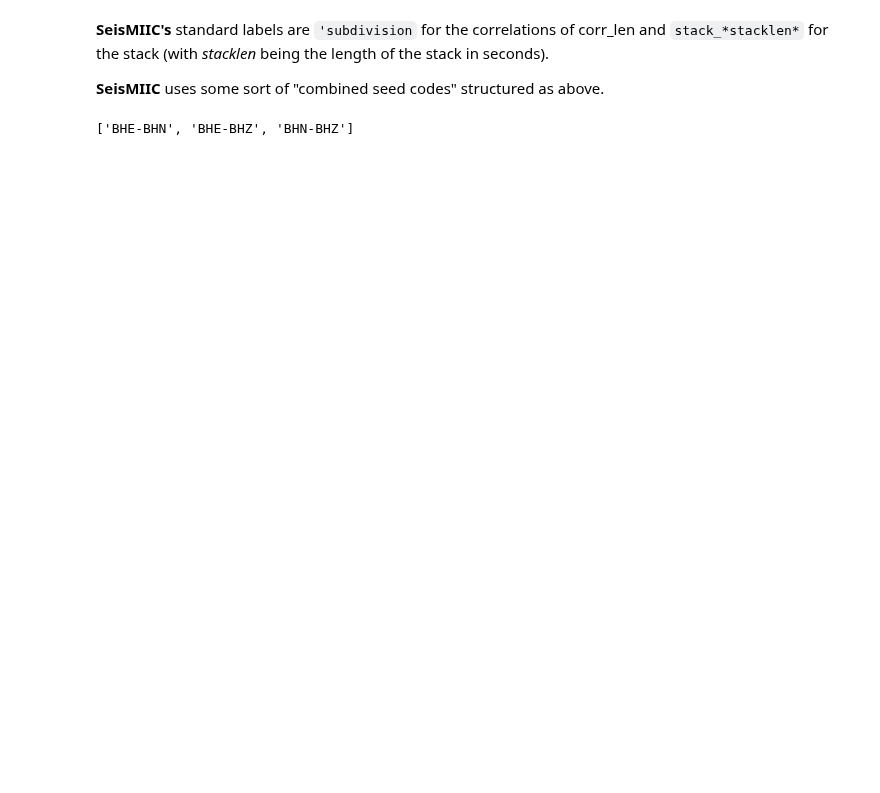
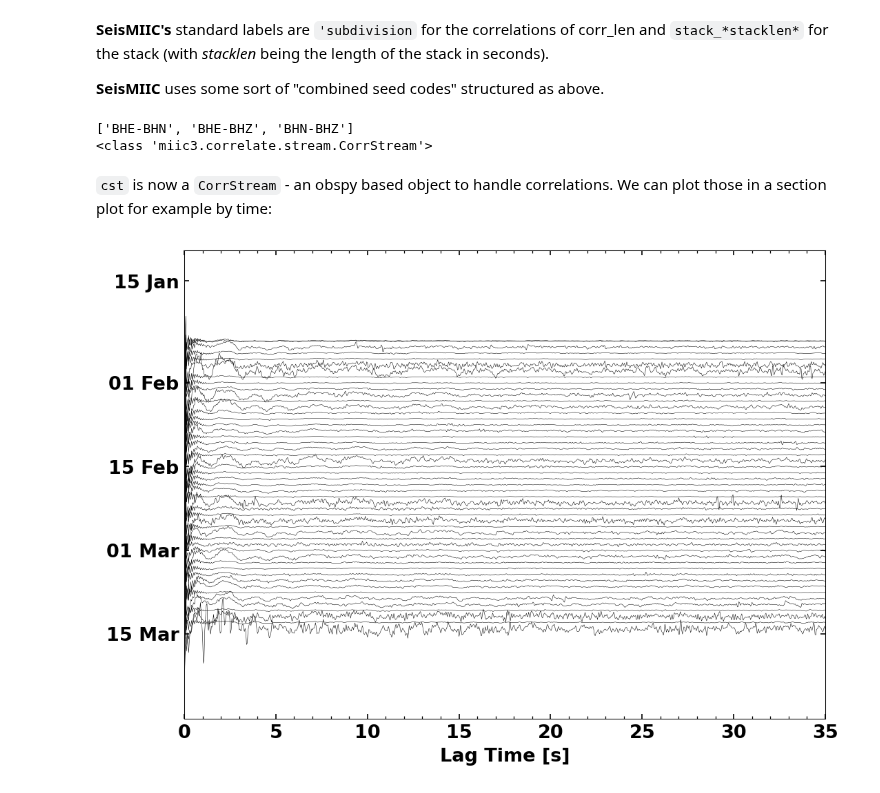
Before and after one commit to PeterMakus/SeisMIC, a Jupyter notebook: examples/tutorial.ipynb, the cells around one changed output. Drawn from its saved outputs; the diff is of its cells as text; code cells hidden in the pictures; blank space fills up the shorter version.

```diff
--- a/examples/tutorial.ipynb
+++ b/examples/tutorial.ipynb
@@ -169,5 +164,13 @@ with CorrelationDataBase('data/corr/XD-XD.DELB-DELB.h5', mode='r') as cdb:
     print(cdb.get_available_channels(
         tag='stack_86398', network='XD-XD', station='DELB-DELB'))
     cst = cdb.get_data('XD-XD', 'DELB-DELB', 'BHE-BHN', 'stack_86398')
+print(type(cst))
 # %% [output]
 ['BHE-BHN', 'BHE-BHZ', 'BHN-BHZ']
+<class 'miic3.correlate.stream.CorrStream'>
+# %% [markdown]
+`cst` is now a `CorrStream` - an obspy based object to handle correlations. We can plot those in a section plot for example by time:
+# %%
+cst.plot(scalingfactor=1e6, timelimits=[0, 35])
+# %% [output]
+[figure, added]
```
Also changed, not shown: parts of 8 cells of this notebook, 1 other file.
